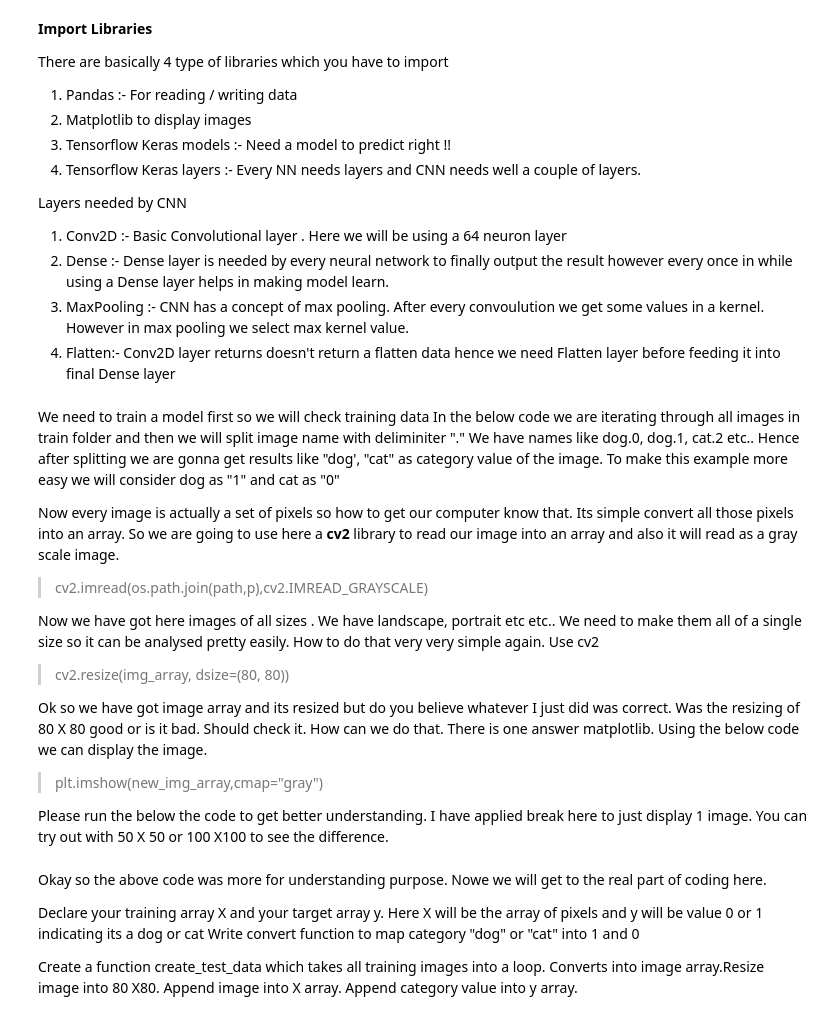
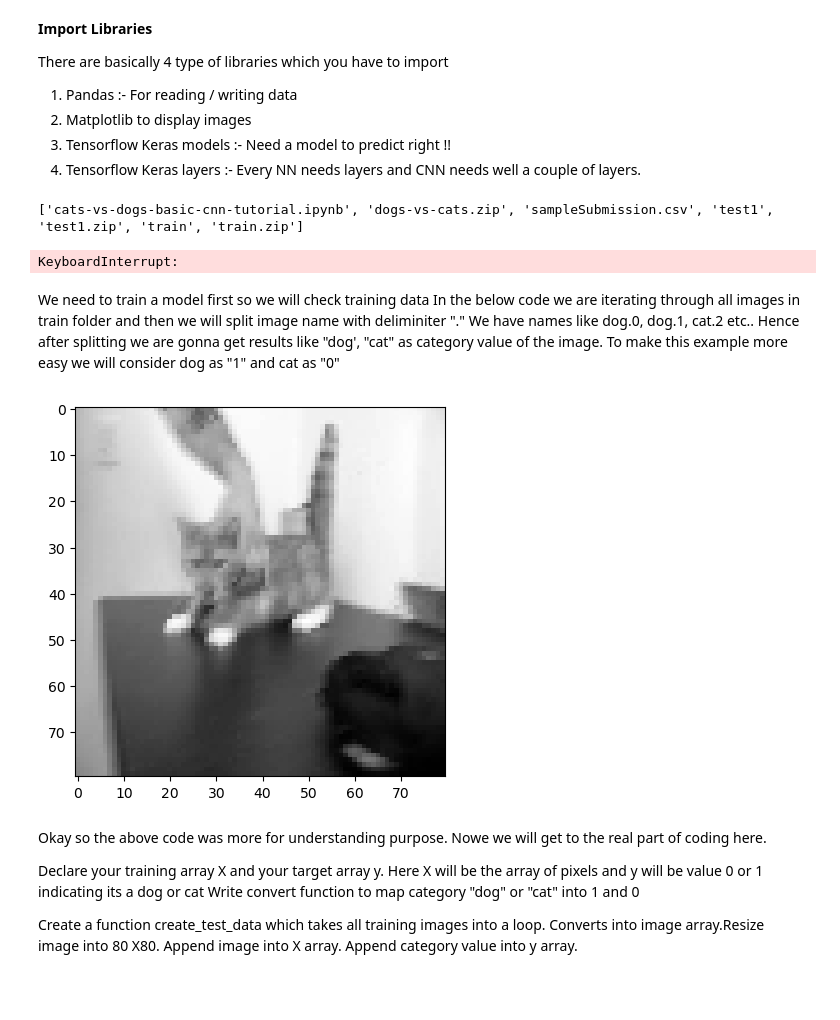
Before and after one commit to amitbiswas1902/Info-Tech, a Jupyter notebook: PRODIGY_ML_03/cats-vs-dogs-basic-cnn-tutorial.ipynb, the cells around one changed output. Saved outputs shown, nothing was run; the diff lists cells and outputs as text; code cells hidden in the pictures; blank space fills up the shorter version.

```diff
--- a/PRODIGY_ML_03/cats-vs-dogs-basic-cnn-tutorial.ipynb
+++ b/PRODIGY_ML_03/cats-vs-dogs-basic-cnn-tutorial.ipynb
@@ -18,12 +12,6 @@ There are basically 4 type of libraries which you have to import
 2. Matplotlib to display images
 3. Tensorflow Keras models :- Need a model to predict right !!
 4. Tensorflow Keras layers :- Every NN needs layers and CNN needs well a couple of layers.
-
-Layers needed by CNN
-1. Conv2D :- Basic Convolutional layer . Here we will be using a 64 neuron layer
-2. Dense :- Dense layer is needed by every neural network to finally output the result however every once in while using a Dense layer helps in making model learn.
-3. MaxPooling :- CNN has a concept of max pooling. After every convoulution we get some values in a kernel. However in max pooling we select max kernel value.
-4. Flatten:- Conv2D layer returns doesn't return a flatten data hence we need Flatten layer before feeding it into final Dense layer
 # %%
 # This Python 3 environment comes with many helpful analytics libraries installed
 # It is defined by the kaggle/python docker image: https://github.com/kaggle/docker-python
@@ -41,46 +29,37 @@ from tensorflow.keras.layers import Dense, Flatten, Dropout, Activation, Conv2D,
 # For example, running this (by clicking run or pressing Shift+Enter) will list the files in the input directory
 
 import os
-print(os.listdir("../input"))
+print(os.listdir("./"))
 
 import zipfile
 
-with zipfile.ZipFile("../input/train.zip","r") as z:
+with zipfile.ZipFile("./train.zip","r") as z:
     z.extractall(".")
 
-with zipfile.ZipFile("../input/test1.zip","r") as z:
+with zipfile.ZipFile("./test1.zip","r") as z:
     z.extractall(".")
 
 # Any results you write to the current directory are saved as output.
 
 #print(os.listdir("/kaggle/working/train"))
+# %% [output]
+['cats-vs-dogs-basic-cnn-tutorial.ipynb', 'dogs-vs-cats.zip', 'sampleSubmission.csv', 'test1', 'test1.zip', 'train', 'train.zip']
+KeyboardInterrupt:
 # %% [markdown]
 We need to train a model first so we will check training data In the below code we are iterating through all images in train folder and then we will split image name with deliminiter "." We have names like dog.0, dog.1, cat.2 etc.. Hence after splitting we are gonna get results like "dog', "cat" as category value of the image. To make this example more easy we will consider dog as "1" and cat as "0"
-
-Now every image is actually a set of pixels so how to get our computer know that. Its simple convert all those pixels into an array. So we are going to use here a **cv2** library to read our image into an array and also it will read as a gray scale image.
-
->cv2.imread(os.path.join(path,p),cv2.IMREAD_GRAYSCALE)
-
-Now we have got here images of all sizes . We have landscape, portrait etc etc.. We need to make them all of a single size so it can be analysed pretty easily. How to do that very very simple again. Use cv2
-
->cv2.resize(img_array, dsize=(80, 80))
-
-Ok so we have got image array and its resized but do you believe whatever I just did was correct. Was the resizing of 80 X 80 good or is it bad. Should check it. How can we do that. There is one answer matplotlib. Using the below code we can display the image.
-
->plt.imshow(new_img_array,cmap="gray")
-
-Please run the below the code to get better understanding. I have applied break here to just display 1 image. You can try out with 50 X 50 or 100 X100 to see the difference.
 # %%
-main_dir = "/kaggle/working/"
+main_dir = "./working/"
 train_dir = "train"
 path = os.path.join(main_dir,train_dir)
 
 for p in os.listdir(path):
     category = p.split(".")[0]
     img_array = cv2.imread(os.path.join(path,p),cv2.IMREAD_GRAYSCALE)
     new_img_array = cv2.resize(img_array, dsize=(80, 80))
     plt.imshow(new_img_array,cmap="gray")
     break
+# %% [output]
+[figure, added]
 # %% [markdown]
 Okay so the above code was more for understanding purpose. Nowe we will get to the real part of coding here.
 
```
Also changed, not shown: parts of 6 cells of this notebook.
